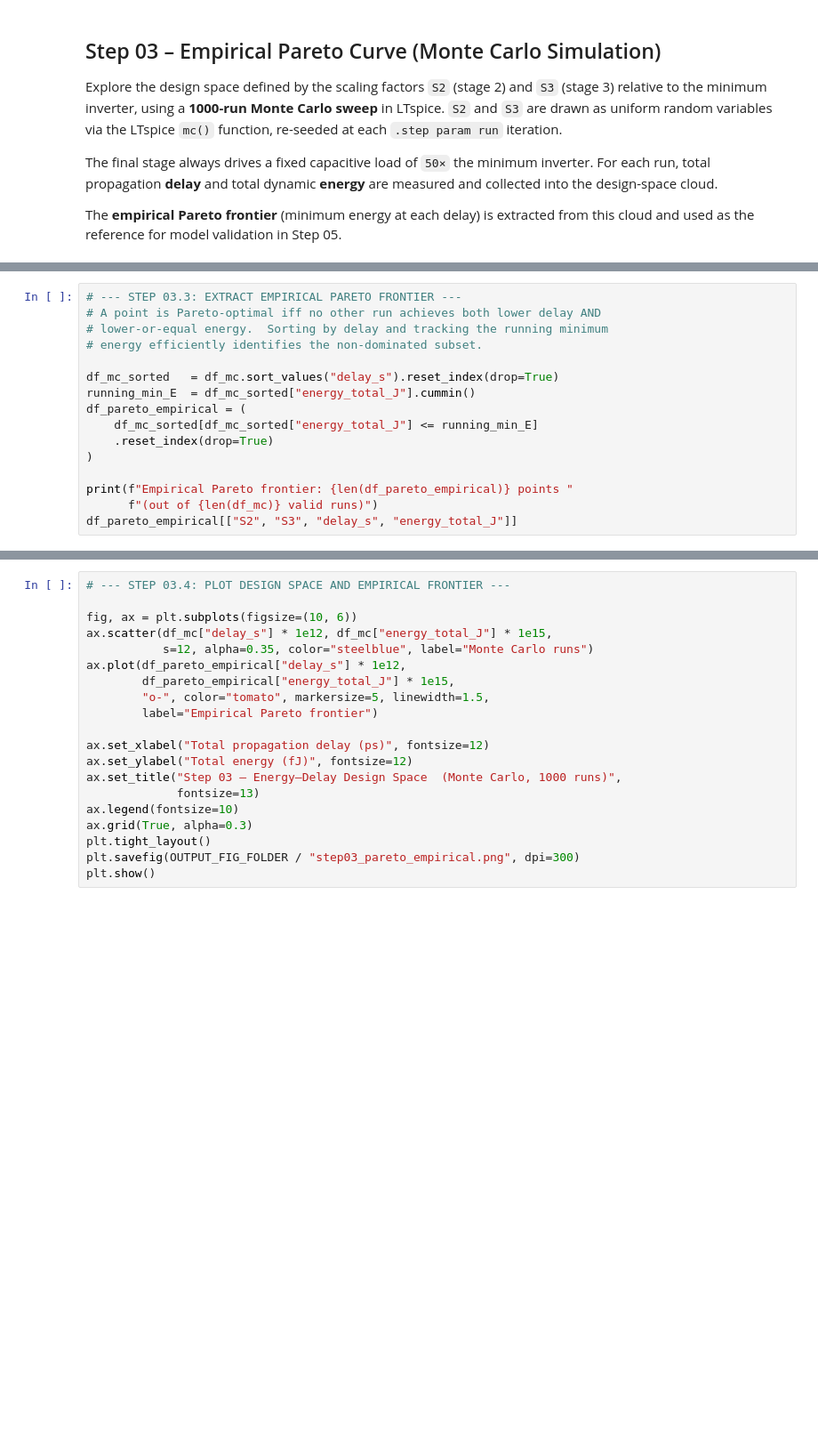
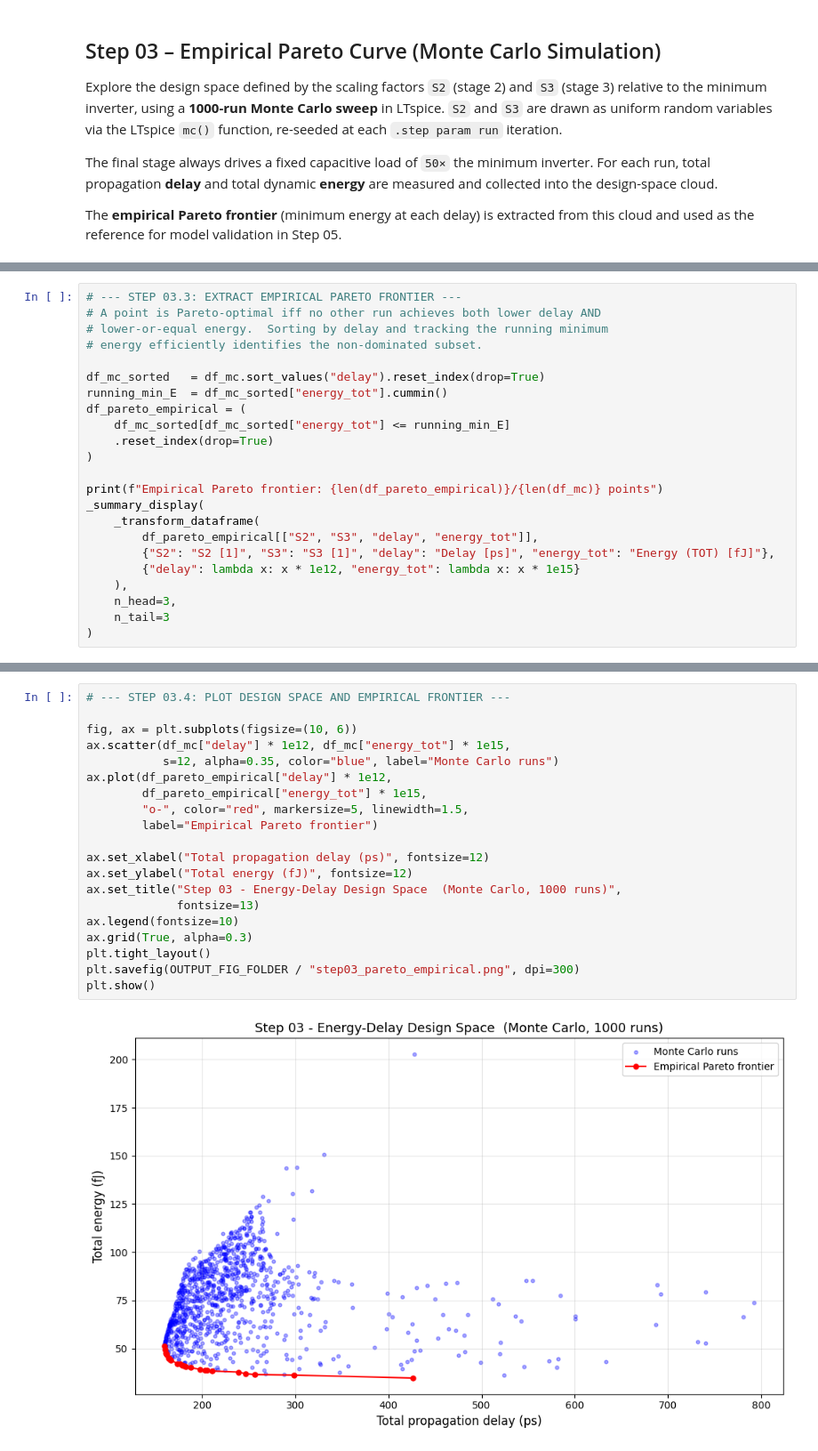
Before and after one commit to XBlayz/Low_power-projects, a Jupyter notebook: notebooks/project-01.ipynb, the cells around one changed output, grey strips where cells are left out. Shown at 89% size. Cells and saved outputs as stored; diff of their text form; blank space fills up the shorter version.

```diff
--- a/notebooks/project-01.ipynb
+++ b/notebooks/project-01.ipynb
@@ -561,13 +589,20 @@ df_mc.head()
 # lower-or-equal energy.  Sorting by delay and tracking the running minimum
 # energy efficiently identifies the non-dominated subset.
 
-df_mc_sorted   = df_mc.sort_values("delay_s").reset_index(drop=True)
-running_min_E  = df_mc_sorted["energy_total_J"].cummin()
+df_mc_sorted   = df_mc.sort_values("delay").reset_index(drop=True)
+running_min_E  = df_mc_sorted["energy_tot"].cummin()
 df_pareto_empirical = (
-    df_mc_sorted[df_mc_sorted["energy_total_J"] <= running_min_E]
+    df_mc_sorted[df_mc_sorted["energy_tot"] <= running_min_E]
     .reset_index(drop=True)
 )
 
-print(f"Empirical Pareto frontier: {len(df_pareto_empirical)} points "
-      f"(out of {len(df_mc)} valid runs)")
-df_pareto_empirical[["S2", "S3", "delay_s", "energy_total_J"]]
+print(f"Empirical Pareto frontier: {len(df_pareto_empirical)}/{len(df_mc)} points")
+_summary_display(
+    _transform_dataframe(
+        df_pareto_empirical[["S2", "S3", "delay", "energy_tot"]],
+        {"S2": "S2 [1]", "S3": "S3 [1]", "delay": "Delay [ps]", "energy_tot": "Energy (TOT) [fJ]"},
+        {"delay": lambda x: x * 1e12, "energy_tot": lambda x: x * 1e15}
+    ),
+    n_head=3,
+    n_tail=3
+)
@@ -574,23 +619,25 @@ df_pareto_empirical[["S2", "S3", "delay_s", "energy_total_J"]]
 # %%
 # --- STEP 03.4: PLOT DESIGN SPACE AND EMPIRICAL FRONTIER ---
 
 fig, ax = plt.subplots(figsize=(10, 6))
-ax.scatter(df_mc["delay_s"] * 1e12, df_mc["energy_total_J"] * 1e15,
-           s=12, alpha=0.35, color="steelblue", label="Monte Carlo runs")
-ax.plot(df_pareto_empirical["delay_s"] * 1e12,
-        df_pareto_empirical["energy_total_J"] * 1e15,
-        "o-", color="tomato", markersize=5, linewidth=1.5,
+ax.scatter(df_mc["delay"] * 1e12, df_mc["energy_tot"] * 1e15,
+           s=12, alpha=0.35, color="blue", label="Monte Carlo runs")
+ax.plot(df_pareto_empirical["delay"] * 1e12,
+        df_pareto_empirical["energy_tot"] * 1e15,
+        "o-", color="red", markersize=5, linewidth=1.5,
         label="Empirical Pareto frontier")
 
 ax.set_xlabel("Total propagation delay (ps)", fontsize=12)
 ax.set_ylabel("Total energy (fJ)", fontsize=12)
-ax.set_title("Step 03 – Energy–Delay Design Space  (Monte Carlo, 1000 runs)",
+ax.set_title("Step 03 - Energy-Delay Design Space  (Monte Carlo, 1000 runs)",
              fontsize=13)
 ax.legend(fontsize=10)
 ax.grid(True, alpha=0.3)
 plt.tight_layout()
 plt.savefig(OUTPUT_FIG_FOLDER / "step03_pareto_empirical.png", dpi=300)
 plt.show()
+# %% [output]
+[figure, added]
 # %% [markdown]
 ## Step 04 – Theoretical Pareto Curve (Sensitivity Analysis)
 
```
Also changed, not shown: parts of 4 cells of this notebook.
